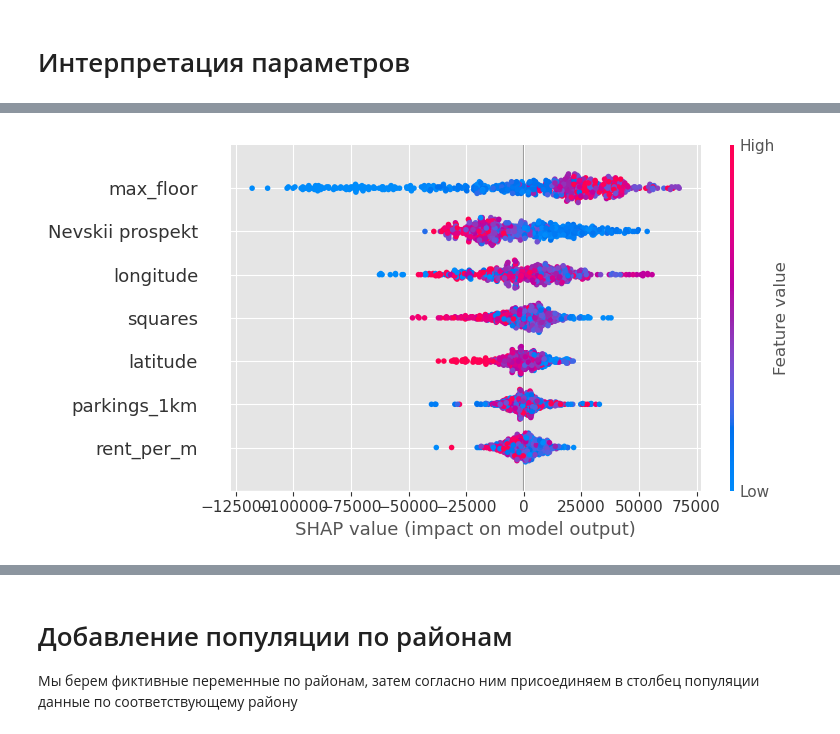
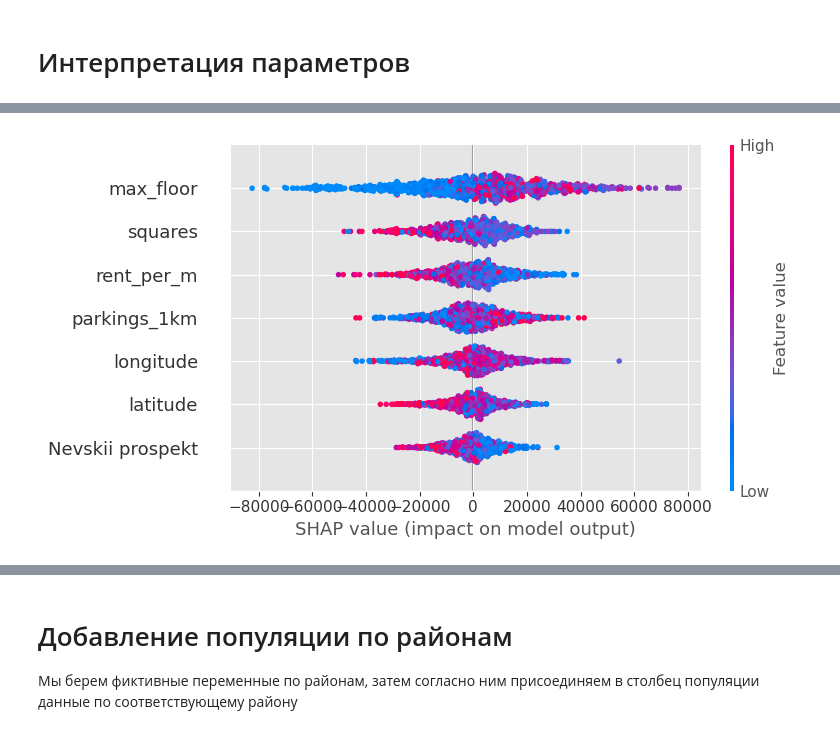
Before and after one commit to VondyBland/diplomopiska, a Jupyter notebook: after_april/knn_ing_datas/knn_random_forest.ipynb, the cells around one changed output, grey strips where cells are left out. Drawn from its saved outputs; the diff is of its cells as text; code cells hidden in the pictures.

```diff
--- a/after_april/knn_ing_datas/knn_random_forest.ipynb
+++ b/after_april/knn_ing_datas/knn_random_forest.ipynb
@@ -16,7 +16,7 @@ from scipy.stats import kstest, spearmanr, mannwhitneyu, ttest_ind, levene, krus
 from sklearn.metrics import mean_absolute_percentage_error, mean_squared_error, mean_absolute_error
 import statsmodels.api as sm
 # %%
-data = pd.read_csv('filled_data.csv',index_col=0)
+data = pd.read_csv('filled_data1.csv',index_col=0)
 # %%
 data.rename(columns={'0':'price_per_square','1':'squares','2':'max_floor','3':'latitude','4':'longitude','5':'Nevskii prospekt',
                      '6':'parkings_1km','7':'rent_per_m'},inplace=True)
@@ -55,7 +115,7 @@ y = df_1['price_per_square']
 # %%
 from sklearn.model_selection import train_test_split
 
-X_train, X_test, y_train, y_test = train_test_split(X, y, test_size=0.4, random_state = 999)
+X_train, X_test, y_train, y_test = train_test_split(X, y, test_size=0.5, random_state = 999)
 # %%
 from sklearn.ensemble import RandomForestRegressor
 
@@ -66,0 +151,6 @@ display(rfc.score(X_train, y_train))
+# %%
+from sklearn.ensemble import ExtraTreesRegressor
+
+rfc = ExtraTreesRegressor(n_estimators=100)
+rfc.fit(X_train, y_train)
+display(rfc.score(X_train, y_train))
@@ -188,8 +262,8 @@ plt.show()
 # %%
 import shap
 
-explainer = shap.Explainer(rfc1)
+explainer = shap.Explainer(rfc)
 shap_values = explainer.shap_values(X_train)
 shap.summary_plot(shap_values, X_train)
 # %% [output]
-[figure, old version]
+[figure, new version]
```
Also changed, not shown: parts of 99 cells of this notebook, 21 other files.
